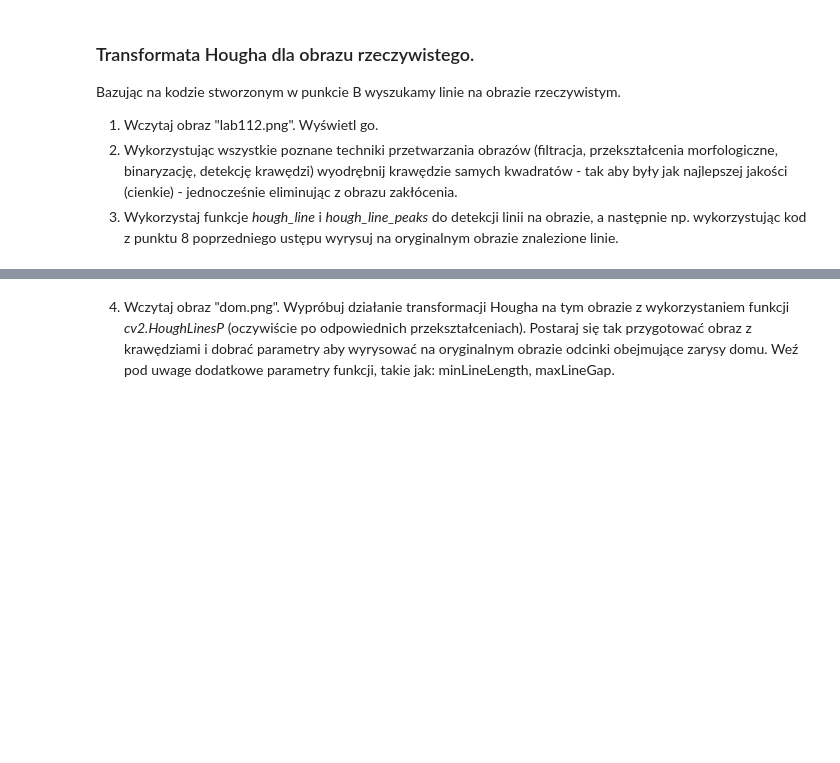
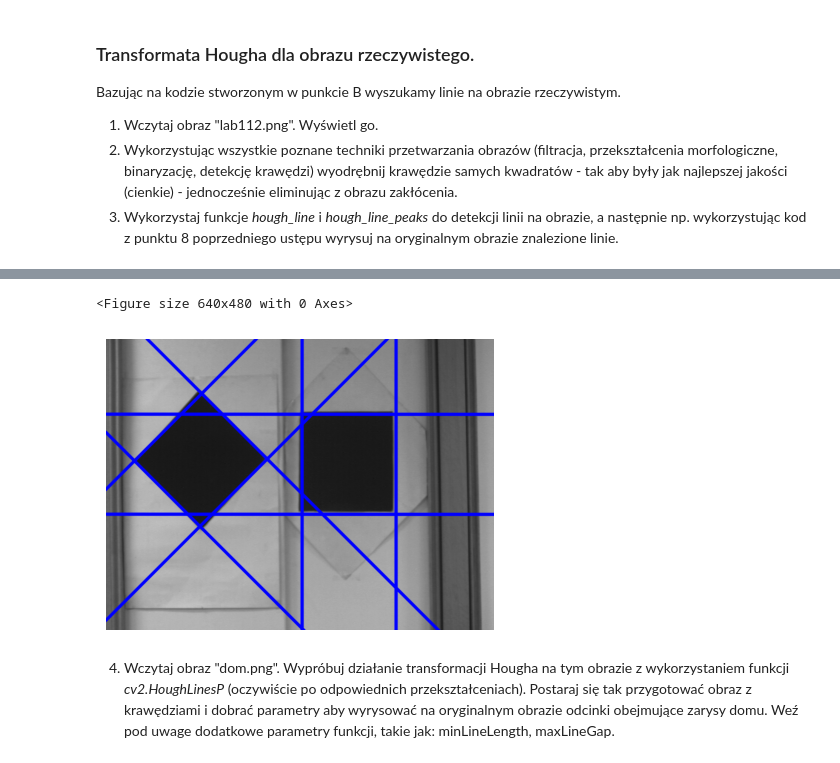
Before and after one commit to michal200292/Digital-Image-Processing, a Jupyter notebook: lab11/Hough.ipynb, the cells around one changed output, grey strips where cells are left out. Drawn from its saved outputs; the diff is of its cells as text; code cells hidden in the pictures; blank space fills up the shorter version.

```diff
--- a/lab11/Hough.ipynb
+++ b/lab11/Hough.ipynb
@@ -282,3 +280,22 @@ display(original)
+# %%
+h, theta, d = hough_line(canny)
+bestH, bestTheta, bestD = hough_line_peaks(h, theta, d, threshold=100)
+# %%
+original = load_image("lab112.png", grayscale=False)
+
+for rho, theta in zip(bestD, bestTheta):
+    a = np.cos(theta)
+    b = np.sin(theta)
+    x0 = a * rho
+    y0 = b * rho
+    pt1 = (int(x0 + 1000*(-b)), int(y0 + 1000*(a)))
+    pt2 = (int(x0 - 1000*(-b)), int(y0 - 1000*(a)))
+    cv2.line(original, pt1, pt2, (0,0,255), 3, cv2.LINE_AA)
+
+display(original)
+# %% [output]
+<Figure size 640x480 with 0 Axes>
+[figure, added]
 # %% [markdown]
 4. Wczytaj obraz "dom.png". Wypróbuj działanie transformacji Hougha na tym obrazie z wykorzystaniem funkcji _cv2.HoughLinesP_  (oczywiście po odpowiednich przekształceniach). Postaraj się tak przygotować obraz z krawędziami i dobrać parametry aby wyrysować na oryginalnym obrazie odcinki obejmujące zarysy domu. Weź pod uwage dodatkowe parametry funkcji, takie jak:   minLineLength, maxLineGap.
 # %%
```
Also changed, not shown: parts of 10 cells of this notebook, 2 other files.
